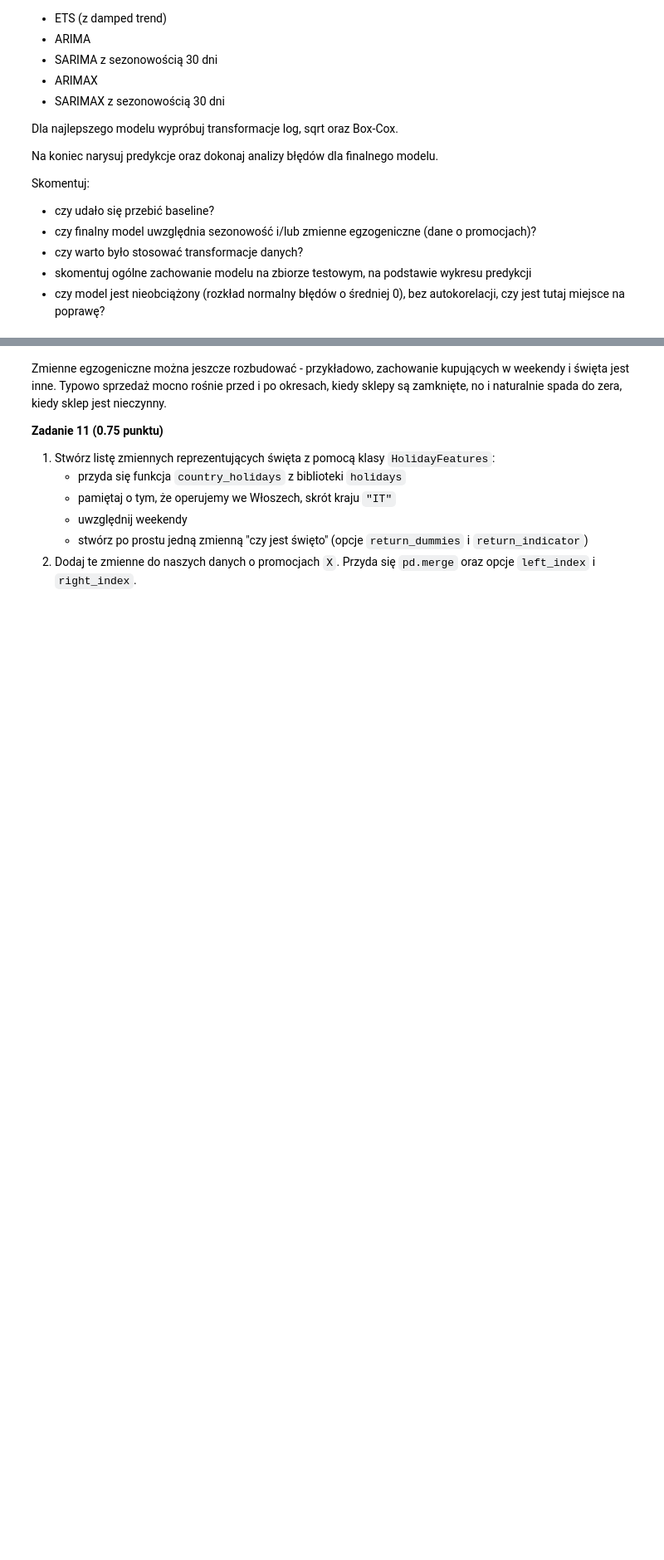
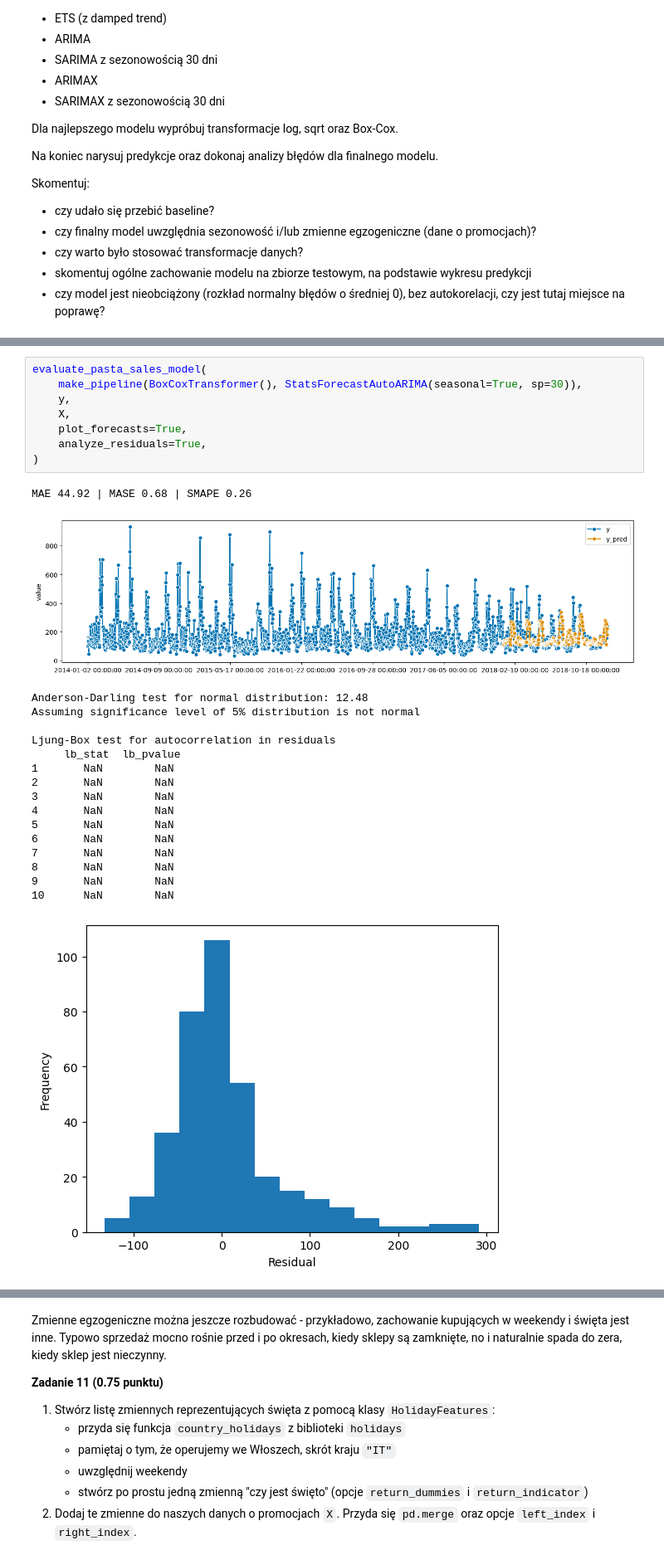
Before and after one commit to barhanc/machine-learning-fundamentals, a Jupyter notebook: lab7/notebook_empty.ipynb, the cells around one changed output, grey strips where cells are left out. Shown at 83% size. Cells and saved outputs as stored; diff of their text form; blank space fills up the shorter version.

```diff
--- a/lab7/notebook_empty.ipynb
+++ b/lab7/notebook_empty.ipynb
@@ -738,0 +774,27 @@ MAE 49.74 | MASE 0.75 | SMAPE 0.28
+# %%
+evaluate_pasta_sales_model(
+    make_pipeline(BoxCoxTransformer(), StatsForecastAutoARIMA(seasonal=True, sp=30)),
+    y,
+    X,
+    plot_forecasts=True,
+    analyze_residuals=True,
+)
+# %% [output]
+MAE 44.92 | MASE 0.68 | SMAPE 0.26
+[figure, added]
+Anderson-Darling test for normal distribution: 12.48
+Assuming significance level of 5% distribution is not normal
+
+Ljung-Box test for autocorrelation in residuals
+     lb_stat  lb_pvalue
+1       NaN        NaN
+2       NaN        NaN
+3       NaN        NaN
+4       NaN        NaN
+5       NaN        NaN
+6       NaN        NaN
+7       NaN        NaN
+8       NaN        NaN
+9       NaN        NaN
+10      NaN        NaN
+[figure, added]
```
Also changed, not shown: parts of 4 cells of this notebook, 1 other file.
